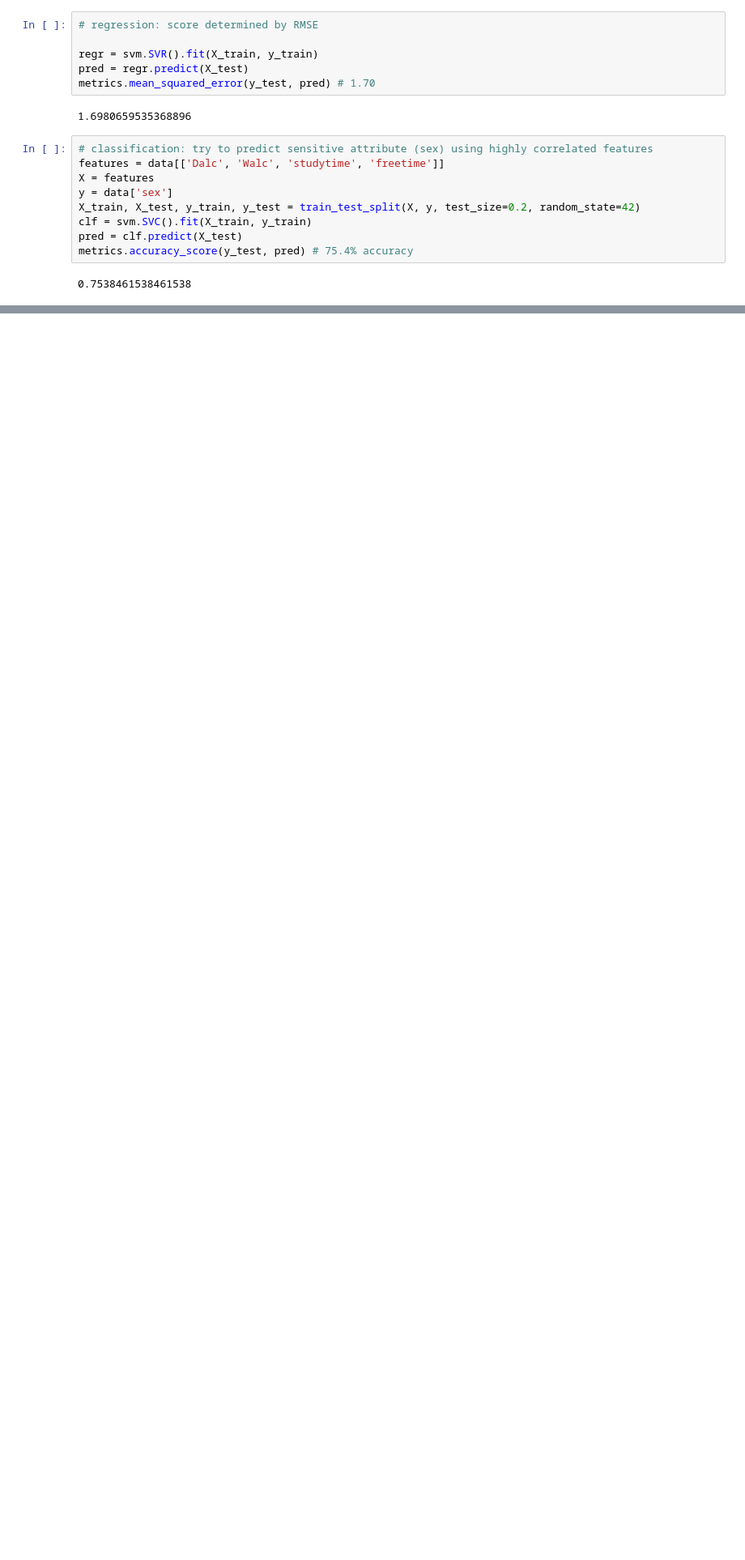
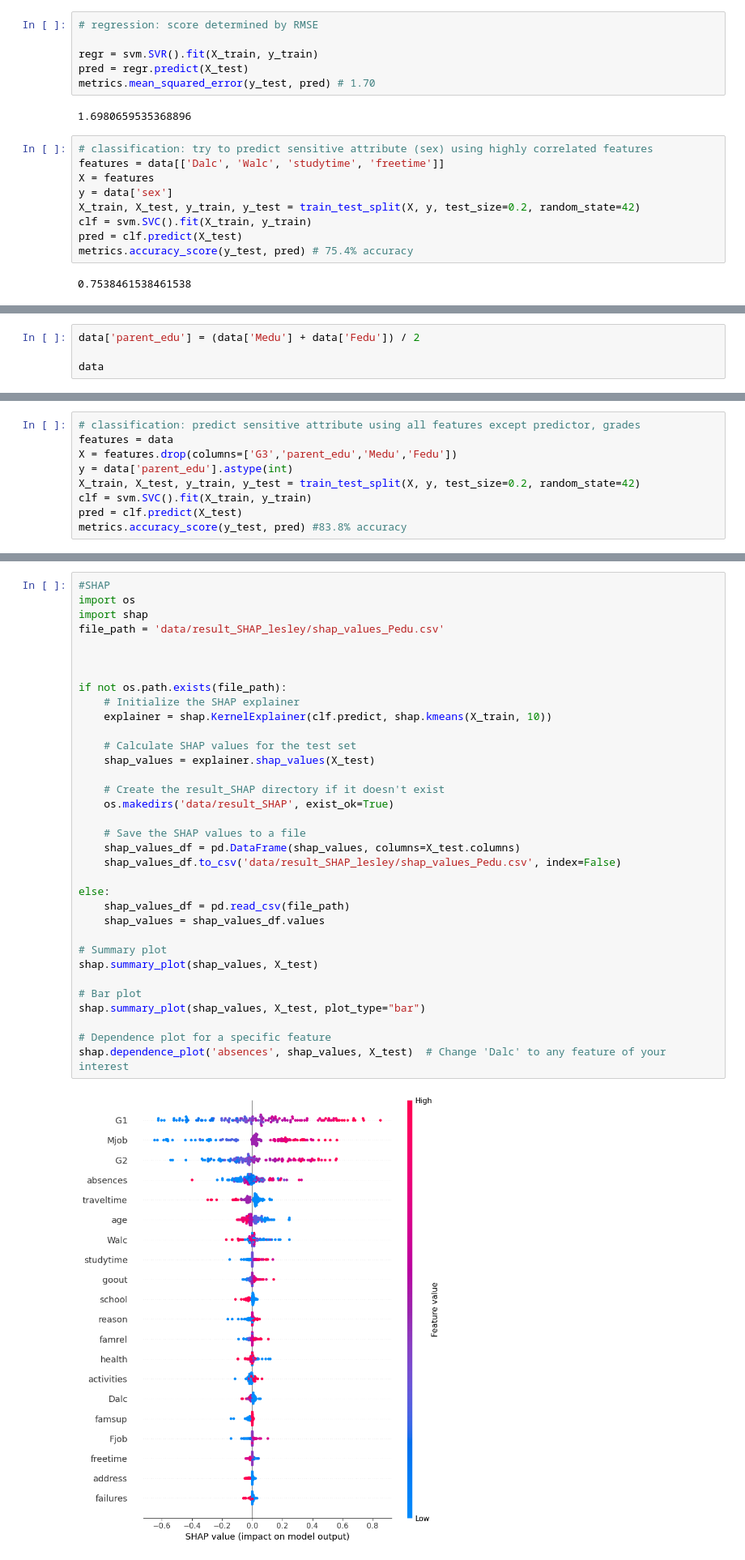
Before and after one commit to annebelleo/INFOMHCML, a Jupyter notebook: modeling copy lesley.ipynb, the cells around one changed output, grey strips where cells are left out. Shown at 81% size. Cells and saved outputs as stored; diff of their text form; blank space fills up the shorter version.

```diff
--- a/modeling copy.ipynb
+++ b/modeling copy lesley.ipynb
@@ -334,0 +335,4 @@ metrics.accuracy_score(y_test, pred) # 75.4% accuracy
+# %%
+data['parent_edu'] = (data['Medu'] + data['Fedu']) / 2
+
+data
@@ -334,0 +353,9 @@ metrics.accuracy_score(y_test, pred) # 75.4% accuracy
+# %%
+# classification: predict sensitive attribute using all features except predictor, grades
+features = data
+X = features.drop(columns=['G3','parent_edu','Medu','Fedu'])
+y = data['parent_edu'].astype(int)
+X_train, X_test, y_train, y_test = train_test_split(X, y, test_size=0.2, random_state=42)
+clf = svm.SVC().fit(X_train, y_train)
+pred = clf.predict(X_test)
+metrics.accuracy_score(y_test, pred) #83.8% accuracy
@@ -334,0 +364,36 @@ metrics.accuracy_score(y_test, pred) # 75.4% accuracy
+# %%
+#SHAP
+import os
+import shap
+file_path = 'data/result_SHAP_lesley/shap_values_Pedu.csv'
+
+
+
+if not os.path.exists(file_path):
+    # Initialize the SHAP explainer
+    explainer = shap.KernelExplainer(clf.predict, shap.kmeans(X_train, 10))
+
+    # Calculate SHAP values for the test set
+    shap_values = explainer.shap_values(X_test)
+
+    # Create the result_SHAP directory if it doesn't exist
+    os.makedirs('data/result_SHAP', exist_ok=True)
+
+    # Save the SHAP values to a file
+    shap_values_df = pd.DataFrame(shap_values, columns=X_test.columns)
+    shap_values_df.to_csv('data/result_SHAP_lesley/shap_values_Pedu.csv', index=False)
+
+else:
+    shap_values_df = pd.read_csv(file_path)
+    shap_values = shap_values_df.values
+
+# Summary plot
+shap.summary_plot(shap_values, X_test)
+
+# Bar plot
+shap.summary_plot(shap_values, X_test, plot_type="bar")
+
+# Dependence plot for a specific feature
+shap.dependence_plot('absences', shap_values, X_test)  # Change 'Dalc' to any feature of your interest
+# %% [output]
+[figure, added]
```
Also changed, not shown: parts of 18 cells of this notebook.
